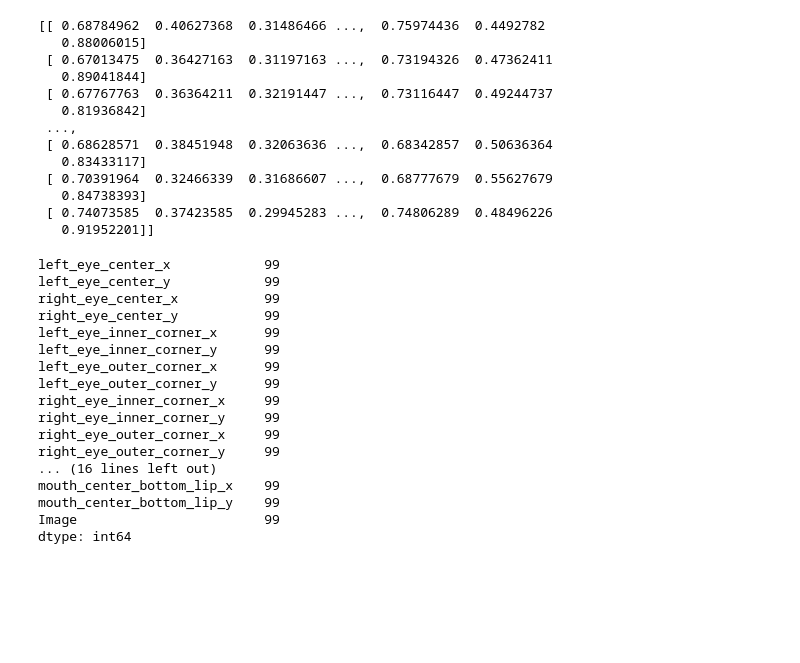
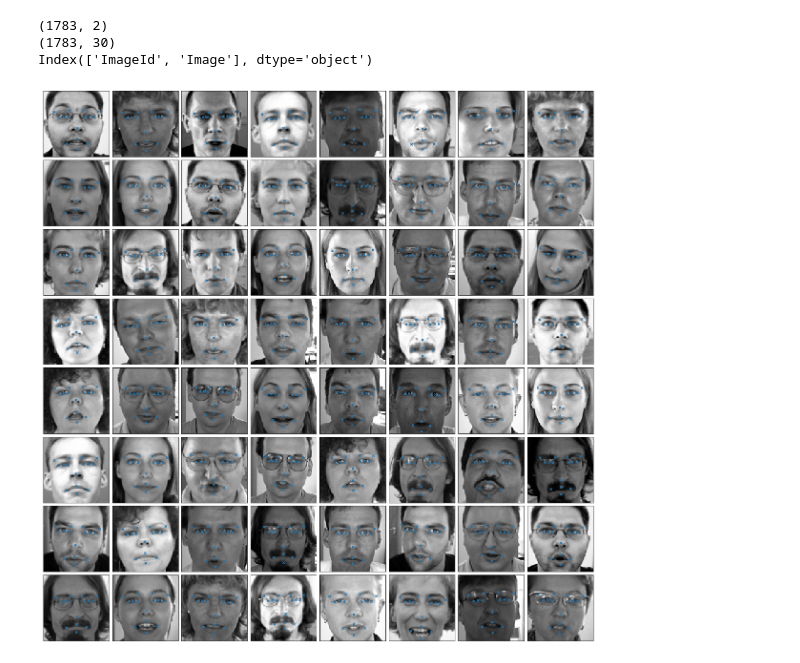
Before and after one commit to wangbingok1118/facial_Keypoints_Detection, a Jupyter notebook: src/dataProcess.ipynb, the cells around one changed output. Cells and saved outputs as stored; diff of their text form; code cells hidden in the pictures; blank space fills up the shorter version.

```diff
--- a/src/dataProcess.ipynb
+++ b/src/dataProcess.ipynb
@@ -69,17 +13,0 @@ print(t)
-# %%
-y = dataframe[feature_cols].values / 96.0
-print(y)
-# %% [output]
-[[ 0.68784962  0.40627368  0.31486466 ...,  0.75974436  0.4492782
-   0.88006015]
- [ 0.67013475  0.36427163  0.31197163 ...,  0.73194326  0.47362411
-   0.89041844]
- [ 0.67767763  0.36364211  0.32191447 ...,  0.73116447  0.49244737
-   0.81936842]
- ...,
- [ 0.68628571  0.38451948  0.32063636 ...,  0.68342857  0.50636364
-   0.83433117]
- [ 0.70391964  0.32466339  0.31686607 ...,  0.68777679  0.55627679
-   0.84738393]
- [ 0.74073585  0.37423585  0.29945283 ...,  0.74806289  0.48496226
-   0.91952201]]
@@ -117,2 +14,36 @@ def load(filePath=None,test=False, cols=None):
+# %%
+testDf = pd.read_csv(testFilePath)
+testResultDf = pd.read_csv(testResultFilePath)
+print(testDf.shape)
+print(testResultDf.shape)
+print(testDf.columns)
+# %% [output]
+(1783, 2)
+(1783, 30)
+Index(['ImageId', 'Image'], dtype='object')
+# %%
+testDf['aImage'] = testDf['Image'].apply(lambda img : np.fromstring(img,sep=' '))
+X_df = np.vstack(testDf['aImage'].values) / 255.
+# %%
+Y_df = testResultDf.values
+# %%
+def plot_sample(x, y, axis):
+    img = x.reshape(96, 96)
+    axis.imshow(img, cmap='gray')
+    axis.scatter(y[0::2], y[1::2], marker='x', s=20)
+X = X_df
+y_pred = Y_df
+
+fig = plt.figure(figsize=(16, 16))
+fig.subplots_adjust(
+    left=0, right=1, bottom=0, top=1, hspace=0.05, wspace=0.05)
+
+for i in range(64):
+    ax = fig.add_subplot(8, 8, i + 1, xticks=[], yticks=[])
+    plot_sample(X[i], y_pred[i], ax)
+
+plt.show()
+# %% [output]
+[figure, added]
 # %%
 originalDataPath = '/home/hduser0539/projectsData/privateProjectData/facial-keypoints-detection'
@@ -121,20 +54,0 @@ tmpFilePath = os.path.join(originalDataPath,tmpTrainingfile)
-# %%
-x,y = load(filePath=tmpFilePath)
-# %% [output]
-left_eye_center_x            99
-left_eye_center_y            99
-right_eye_center_x           99
-right_eye_center_y           99
-left_eye_inner_corner_x      99
-left_eye_inner_corner_y      99
-left_eye_outer_corner_x      99
-left_eye_outer_corner_y      99
-right_eye_inner_corner_x     99
-right_eye_inner_corner_y     99
-right_eye_outer_corner_x     99
-right_eye_outer_corner_y     99
-... (16 lines left out)
-mouth_center_bottom_lip_x    99
-mouth_center_bottom_lip_y    99
-Image                        99
-dtype: int64
```
Also changed, not shown: parts of 12 cells of this notebook, 3 other files.
